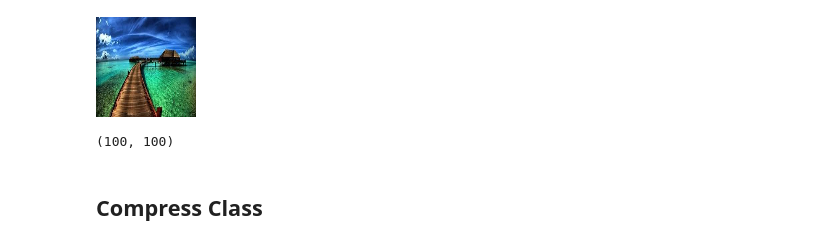
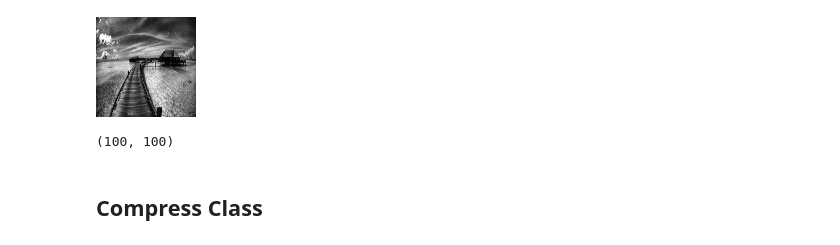
Before and after one commit to harrithha/MDS_2023, a Jupyter notebook: Assignment_1/part1-images.ipynb, the cells around one changed output. Saved outputs shown, nothing was run; the diff lists cells and outputs as text; code cells hidden in the pictures.

```diff
--- a/Assignment_1/part1-images.ipynb
+++ b/Assignment_1/part1-images.ipynb
@@ -1,12 +1,13 @@
 # %%
 from PIL import Image
 import numpy as np
 import cv2
 
 img = Image.open("./images/1.png")
-display(img)
+r, g, b, a = img.split()
+display(g)
 # %% [output]
-[figure, old version]
+[figure, new version]
 # %%
 img.size
 # %% [output]
```
Also changed, not shown: parts of 2 cells of this notebook.
